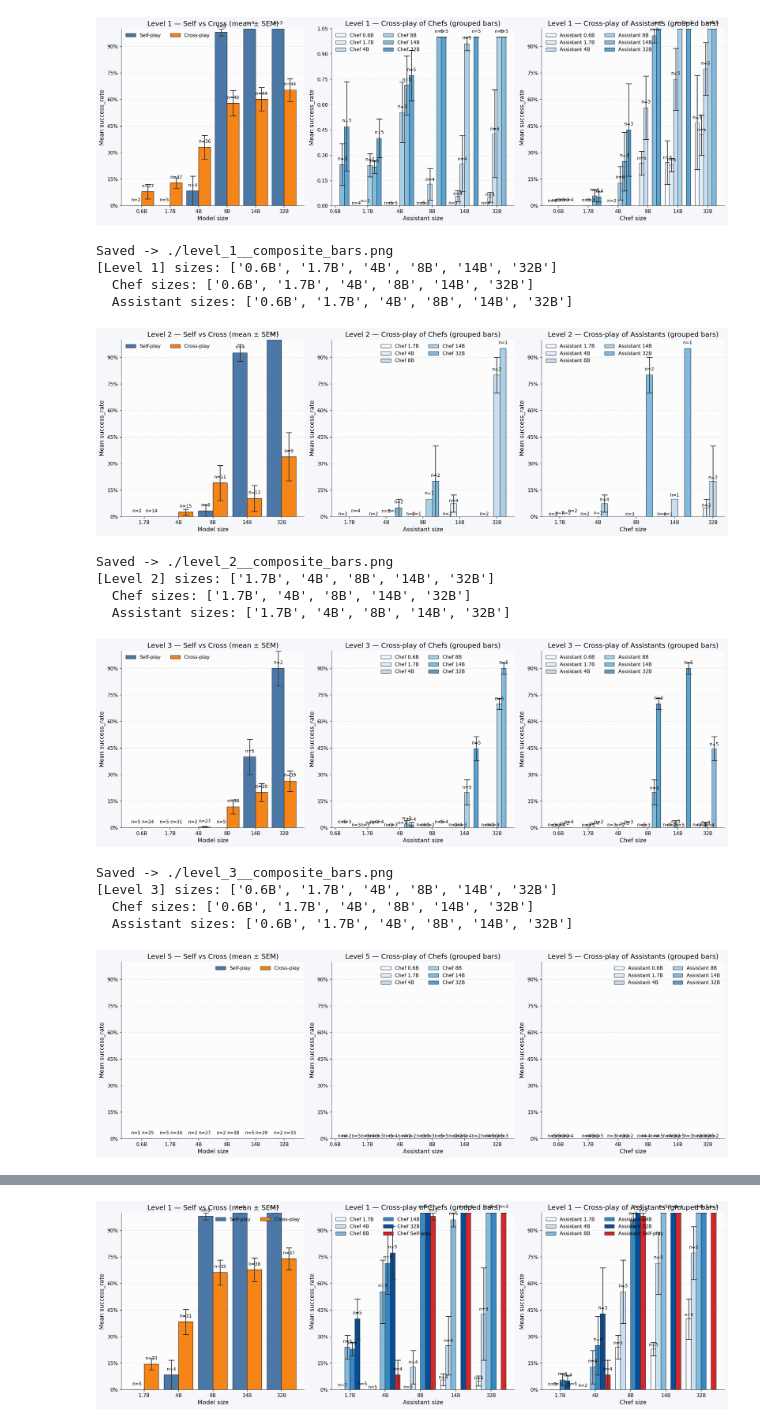
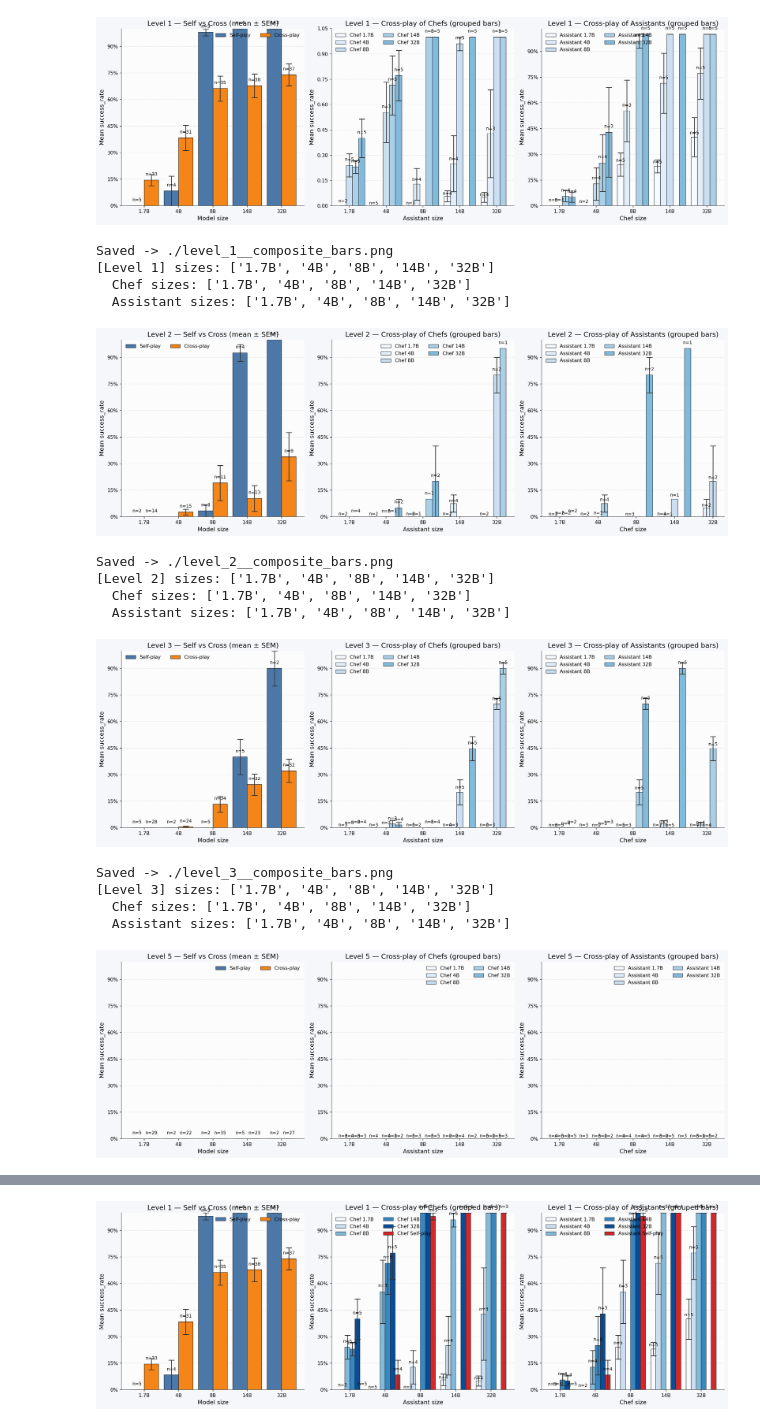
Before and after one commit to marimeireles/Collab-Overcooked, a Jupyter notebook: analysis/lines_SEM_cross-play.ipynb, the cells around one changed output, grey strips where cells are left out. Cells and saved outputs as stored; diff of their text form; code cells hidden in the pictures.

```diff
--- a/analysis/lines_SEM_cross-play.ipynb
+++ b/analysis/lines_SEM_cross-play.ipynb
@@ -19,7 +19,7 @@ from matplotlib.ticker import FuncFormatter, MaxNLocator
 from collections import defaultdict
 
 # ---------- Config ----------
-INPUT_CANDIDATES = ["statistics_data_final-data.csv"]
+INPUT_CANDIDATES = ["statistics_data_final-data-no-0.6.csv"]
 OUT_DIR = "."
 VERBOSE_SUMMARY = True   # set False to suppress console summaries
 SHOW_IN_NOTEBOOK = True  # show figures inline (and also save them)
@@ -343,47 +343,47 @@ for lvl in levels_sorted:
 
     # ========= Panel (3): Cross-play of Assistants (grouped bars) =========
     ax = axes[2]
     cmap_A = plt.cm.get_cmap("Blues", max(10, len(assistant_sizes)))
     ymax_est3 = plot_grouped_bars(ax,
                                   x_labels=chef_sizes,
                                   series_keys=assistant_sizes,
                                   mean_map=means_Asst,
                                   sem_map=sems_Asst,
                                   n_map=ns_Asst,
                                   color_map=cmap_A,
                                   label_prefix="Assistant",
                                   error_kw=error_kw_common)
     ax.set_xlabel("Chef size")
     ax.set_ylabel("Mean success_rate")
     ax.set_title(f"Level {lvl} — Cross-play of Assistants (grouped bars)")
     polish_axes(ax)
     format_as_percent_if_applicable(ax, ymax_est3 if np.isfinite(ymax_est3) else np.nan)
     ax.legend(frameon=False, ncol=2)
 
     # Layout + save
     fig.tight_layout()
     composite_png = os.path.join(OUT_DIR, f"level_{sanitize_token(lvl)}__composite_bars.png")
     show_and_save(fig, composite_png)
 
     if VERBOSE_SUMMARY:
         print(f"[Level {lvl}] sizes: {sizes_sorted}")
         print(f"  Chef sizes: {chef_sizes}")
         print(f"  Assistant sizes: {assistant_sizes}")
 # %% [output]
-[figure, old version]
+[figure, new version]
 Saved -> ./level_1__composite_bars.png
-[Level 1] sizes: ['0.6B', '1.7B', '4B', '8B', '14B', '32B']
-  Chef sizes: ['0.6B', '1.7B', '4B', '8B', '14B', '32B']
-  Assistant sizes: ['0.6B', '1.7B', '4B', '8B', '14B', '32B']
+[Level 1] sizes: ['1.7B', '4B', '8B', '14B', '32B']
+  Chef sizes: ['1.7B', '4B', '8B', '14B', '32B']
+  Assistant sizes: ['1.7B', '4B', '8B', '14B', '32B']
 [figure]
 Saved -> ./level_2__composite_bars.png
 [Level 2] sizes: ['1.7B', '4B', '8B', '14B', '32B']
   Chef sizes: ['1.7B', '4B', '8B', '14B', '32B']
   Assistant sizes: ['1.7B', '4B', '8B', '14B', '32B']
-[figure, old version]
+[figure, new version]
 Saved -> ./level_3__composite_bars.png
-[Level 3] sizes: ['0.6B', '1.7B', '4B', '8B', '14B', '32B']
-  Chef sizes: ['0.6B', '1.7B', '4B', '8B', '14B', '32B']
-  Assistant sizes: ['0.6B', '1.7B', '4B', '8B', '14B', '32B']
+[Level 3] sizes: ['1.7B', '4B', '8B', '14B', '32B']
+  Chef sizes: ['1.7B', '4B', '8B', '14B', '32B']
+  Assistant sizes: ['1.7B', '4B', '8B', '14B', '32B']
-[figure, old version]
+[figure, new version]
 Saved -> ./level_5__composite_bars.png
```
Also changed, not shown: parts of 1 cell of this notebook.
